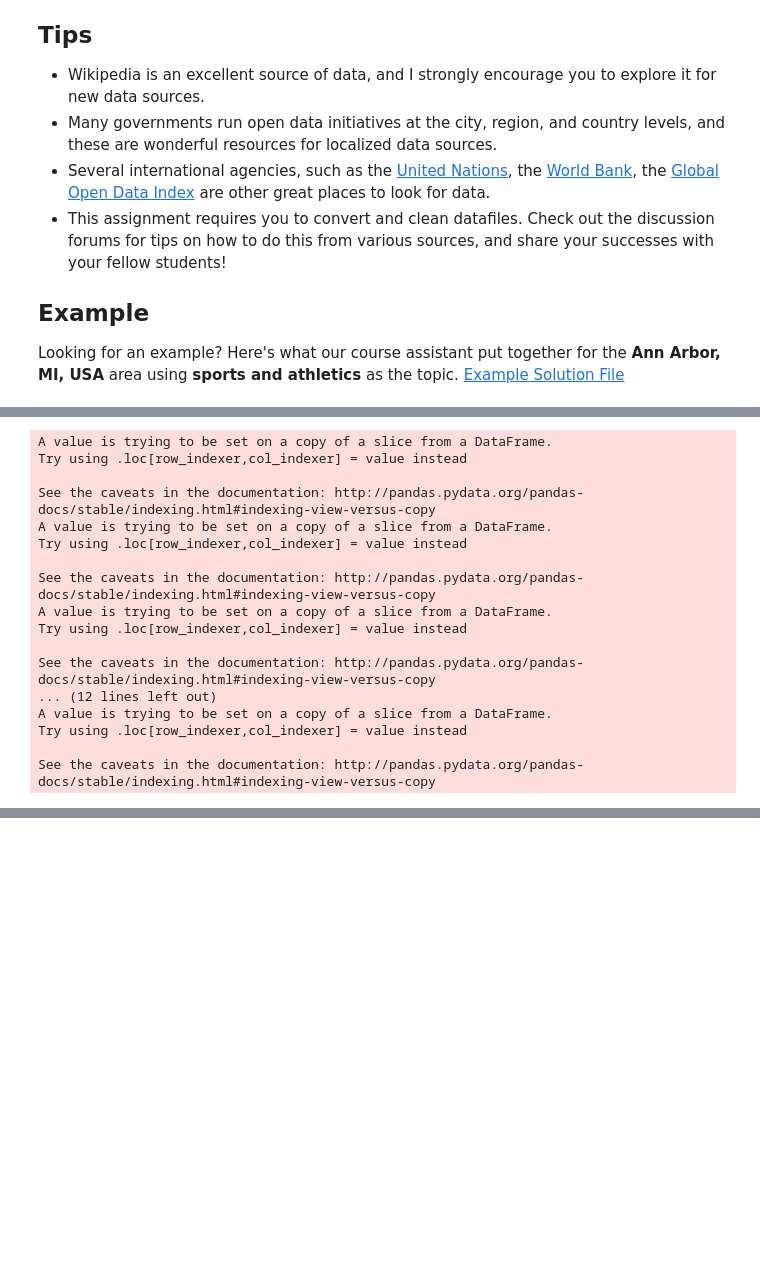
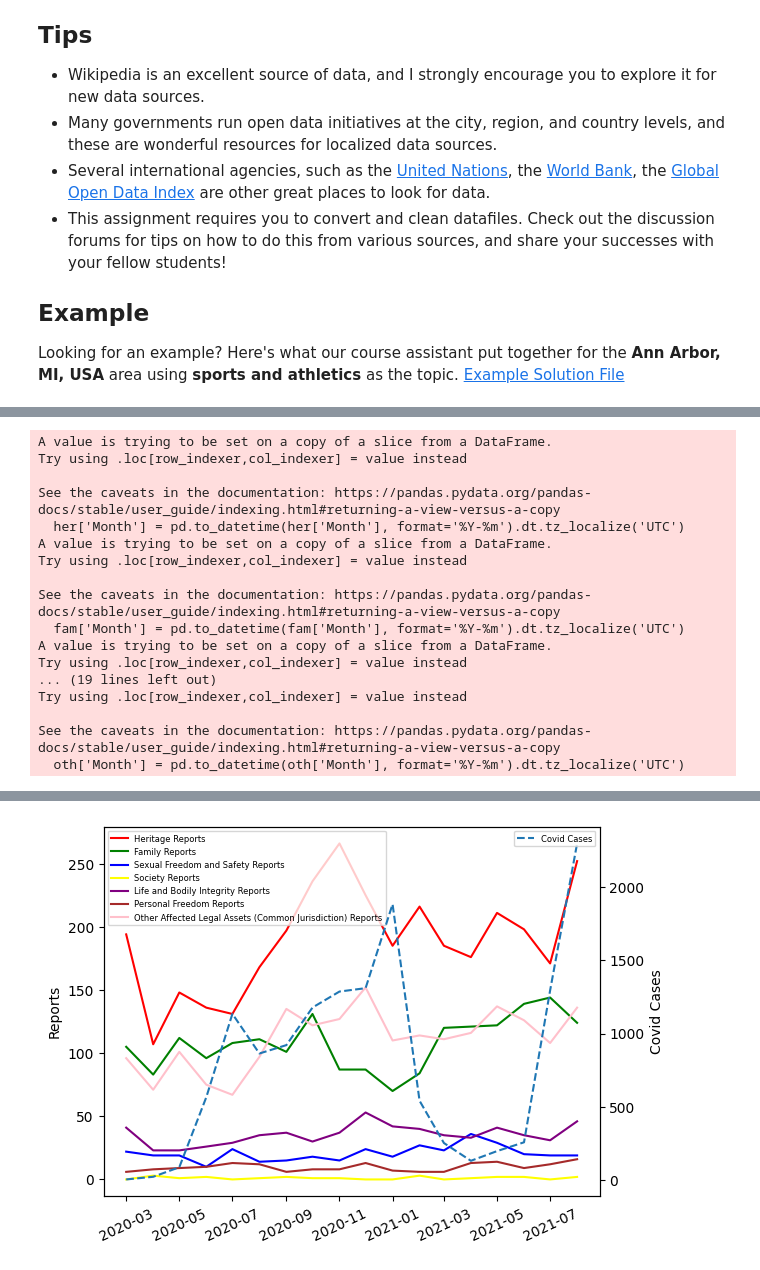
Before and after one commit to JosePabloGFnl/San-Nico-COVID-Cases-Vs-Complaints, a Jupyter notebook: Assignment4.ipynb, the cells around one changed output, grey strips where cells are left out. Drawn from its saved outputs; the diff is of its cells as text; code cells hidden in the pictures; blank space fills up the shorter version.

Commit message:
Timezone error fixed on plotting
Error was: "tz must be string or tzinfo subclass"

```diff
--- a/Assignment4.ipynb
+++ b/Assignment4.ipynb
@@ -51,9 +34,11 @@ Looking for an example? Here's what our course assistant put together for the **
 # %%
+import os
 import pandas as pd
 import numpy as np
 import matplotlib.pyplot as plt
+from dotenv import load_dotenv
 
-%matplotlib notebook
+load_dotenv()
 
 #csv for the covid cases
 covid = pd.read_csv('Casos-positivos-diarios-en-San-Nicolas-de-los-Garza-Promedio-movil-de-7-dias.csv')
@@ -114,13 +99,14 @@ per = comp[comp['Affected Legal Good'] == "Personal Freedom"]
 oth = comp[comp['Affected Legal Good'] == "Other Affected Legal Assets (Common Jurisdiction)"]
 
 #changing dtypes of months to object for easier management
-her['Month'] = her['Month'].dt.strftime('%Y-%m')
-fam['Month'] = fam['Month'].dt.strftime('%Y-%m')
-sex['Month'] = sex['Month'].dt.strftime('%Y-%m')
-soc['Month'] = soc['Month'].dt.strftime('%Y-%m')
-lif['Month'] = lif['Month'].dt.strftime('%Y-%m')
-per['Month'] = per['Month'].dt.strftime('%Y-%m')
-oth['Month'] = oth['Month'].dt.strftime('%Y-%m')
+#changing dtypes of months to datetime with UTC timezone
+her['Month'] = pd.to_datetime(her['Month'], format='%Y-%m').dt.tz_localize('UTC')
+fam['Month'] = pd.to_datetime(fam['Month'], format='%Y-%m').dt.tz_localize('UTC')
+sex['Month'] = pd.to_datetime(sex['Month'], format='%Y-%m').dt.tz_localize('UTC')
+soc['Month'] = pd.to_datetime(soc['Month'], format='%Y-%m').dt.tz_localize('UTC')
+lif['Month'] = pd.to_datetime(lif['Month'], format='%Y-%m').dt.tz_localize('UTC')
+per['Month'] = pd.to_datetime(per['Month'], format='%Y-%m').dt.tz_localize('UTC')
+oth['Month'] = pd.to_datetime(oth['Month'], format='%Y-%m').dt.tz_localize('UTC')
 
 #plotting
 fig, ax1 = plt.subplots() # Generas el primer subplot aquí
@@ -139,7 +125,7 @@ ax1.legend(['Heritage Reports', 'Family Reports', 'Sexual Freedom and Safety Rep
 ax1.set_ylabel('Reports')
 
 ax2 = ax1.twinx() # Creas un nuevo subplot que comparta el mismo eje X
-ax2.plot_date(covid['Month'], covid['Monthly Cases'], '--') # Diferenciamos con línea punteada
+ax2.plot_date(pd.to_datetime(covid['Month'], format='%Y-%m').dt.tz_localize('UTC'), covid['Monthly Cases'], '--') # Diferenciamos con línea punteada
 ax2.legend(['Covid Cases'], fontsize=6, loc=1)
 ax2.set_ylabel('Covid Cases')
 
@@ -148,17 +134,17 @@ plt.show()
 A value is trying to be set on a copy of a slice from a DataFrame.
 Try using .loc[row_indexer,col_indexer] = value instead
 
-See the caveats in the documentation: http://pandas.pydata.org/pandas-docs/stable/indexing.html#indexing-view-versus-copy
+See the caveats in the documentation: https://pandas.pydata.org/pandas-docs/stable/user_guide/indexing.html#returning-a-view-versus-a-copy
+  her['Month'] = pd.to_datetime(her['Month'], format='%Y-%m').dt.tz_localize('UTC')
 A value is trying to be set on a copy of a slice from a DataFrame.
 Try using .loc[row_indexer,col_indexer] = value instead
 
-See the caveats in the documentation: http://pandas.pydata.org/pandas-docs/stable/indexing.html#indexing-view-versus-copy
+See the caveats in the documentation: https://pandas.pydata.org/pandas-docs/stable/user_guide/indexing.html#returning-a-view-versus-a-copy
+  fam['Month'] = pd.to_datetime(fam['Month'], format='%Y-%m').dt.tz_localize('UTC')
 A value is trying to be set on a copy of a slice from a DataFrame.
 Try using .loc[row_indexer,col_indexer] = value instead
-
-See the caveats in the documentation: http://pandas.pydata.org/pandas-docs/stable/indexing.html#indexing-view-versus-copy
-... (12 lines left out)
-A value is trying to be set on a copy of a slice from a DataFrame.
+... (19 lines left out)
 Try using .loc[row_indexer,col_indexer] = value instead
 
-See the caveats in the documentation: http://pandas.pydata.org/pandas-docs/stable/indexing.html#indexing-view-versus-copy
+See the caveats in the documentation: https://pandas.pydata.org/pandas-docs/stable/user_guide/indexing.html#returning-a-view-versus-a-copy
+  oth['Month'] = pd.to_datetime(oth['Month'], format='%Y-%m').dt.tz_localize('UTC')
@@ -166,0 +151 @@ See the caveats in the documentation: http://pandas.pydata.org/pandas-docs/stabl
+[figure, added]
```
Also changed, not shown: parts of 3 cells of this notebook.
